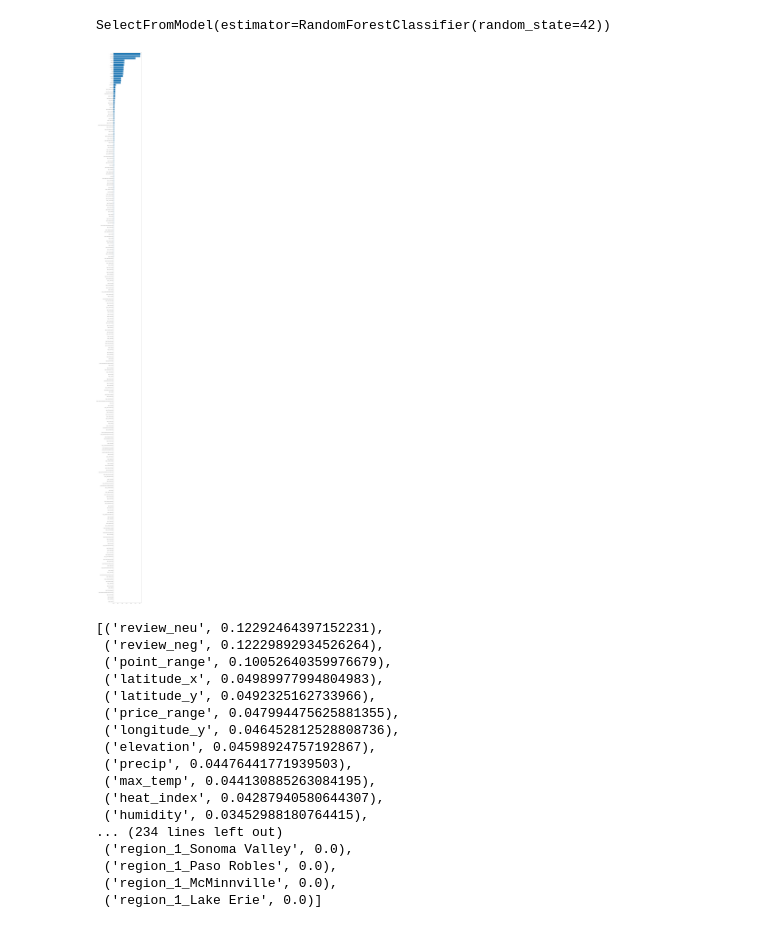
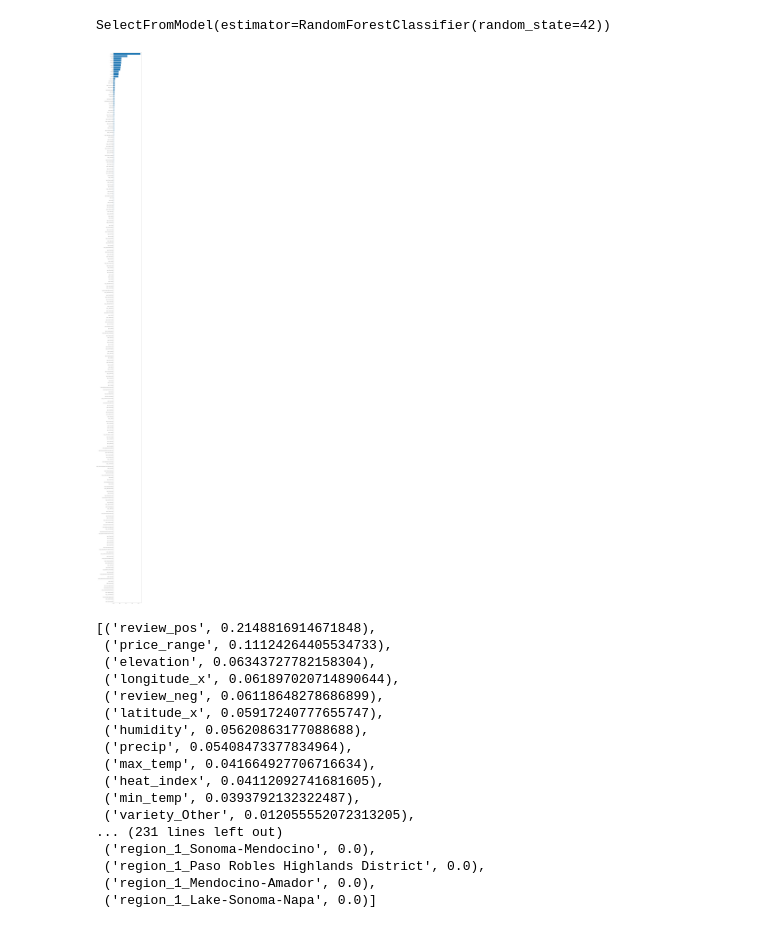
Before and after one commit to miatsivitse/Project-4, a Jupyter notebook: Feature_sel_NN.ipynb, the cells around one changed output. Saved outputs shown, nothing was run; the diff lists cells and outputs as text; code cells hidden in the pictures.

```diff
--- a/Feature_sel_NN.ipynb
+++ b/Feature_sel_NN.ipynb
@@ -182,7 +182,7 @@ Chehalem winery                 102
 Kunde winery                    101
 Name: winery_name, dtype: int64
 # %%
-data.drop(['winery_name'], axis=1, inplace=True)
+data.drop(['winery_name','review_neu','latitude_y', 'longitude_y'], axis=1, inplace=True)
 data.columns
 # %% [output]
 Index(['point_range', 'price_range', 'province', 'region_1', 'region_2',
@@ -211,6 +211,8 @@ X_dummies
 # %%
 # Split our preprocessed data into our features and target arrays
-X = X_dummies.drop('point_range',axis=1).values
+X = X_dummies.drop('point_range',axis=1)
+feature_names = X.columns
+X = X.values
 y = data['point_range'].values
 
 # Split the preprocessed data into a training and testing dataset
@@ -297,38 +299,38 @@ SelectFromModel(estimator=RandomForestClassifier(random_state=42))
 # %%
 from matplotlib import pyplot as plt
 import numpy as np
-features = sorted(zip(X_dummies.columns, clf.feature_importances_), key = lambda x: x[1])
+features = sorted(zip(feature_names, clf.feature_importances_), key = lambda x: x[1])
 cols = [f[0] for f in features]
 width = [f[1] for f in features]
 
 fig, ax = plt.subplots()
 
 fig.set_size_inches(10,200)
 plt.margins(y=0.001)
 
 ax.barh(y=cols, width=width)
 
 plt.show()
 # %% [output]
-[figure, old version]
+[figure, new version]
 # %%
 features[::-1]
 # %% [output]
-[('review_neu', 0.12292464397152231),
- ('review_neg', 0.12229892934526264),
- ('point_range', 0.10052640359976679),
- ('latitude_x', 0.04989977994804983),
- ('latitude_y', 0.0492325162733966),
- ('price_range', 0.047994475625881355),
- ('longitude_y', 0.046452812528808736),
- ('elevation', 0.04598924757192867),
- ('precip', 0.04476441771939503),
- ('max_temp', 0.044130885263084195),
- ('heat_index', 0.04287940580644307),
- ('humidity', 0.03452988180764415),
-... (234 lines left out)
- ('region_1_Sonoma Valley', 0.0),
- ('region_1_Paso Robles', 0.0),
- ('region_1_McMinnville', 0.0),
- ('region_1_Lake Erie', 0.0)]
+[('review_pos', 0.2148816914671848),
+ ('price_range', 0.11124264405534733),
+ ('elevation', 0.06343727782158304),
+ ('longitude_x', 0.061897020714890644),
+ ('review_neg', 0.06118648278686899),
+ ('latitude_x', 0.05917240777655747),
+ ('humidity', 0.05620863177088688),
+ ('precip', 0.05408473377834964),
+ ('max_temp', 0.041664927706716634),
+ ('heat_index', 0.04112092741681605),
+ ('min_temp', 0.0393792132322487),
+ ('variety_Other', 0.012055552072313205),
+... (231 lines left out)
+ ('region_1_Sonoma-Mendocino', 0.0),
+ ('region_1_Paso Robles Highlands District', 0.0),
+ ('region_1_Mendocino-Amador', 0.0),
+ ('region_1_Lake-Sonoma-Napa', 0.0)]
 # %%
```
Also changed, not shown: parts of 49 cells of this notebook.
